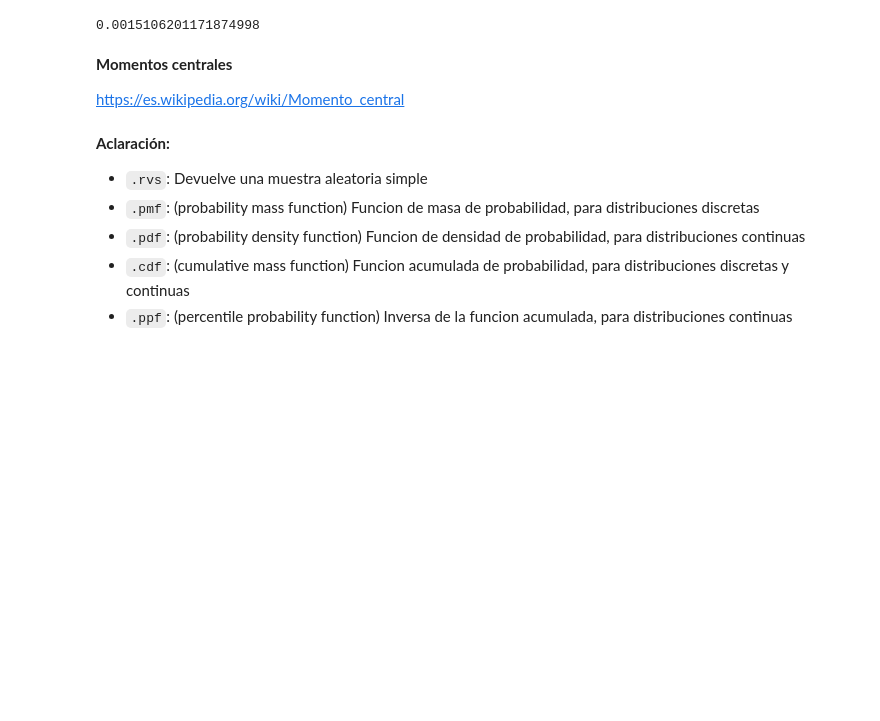
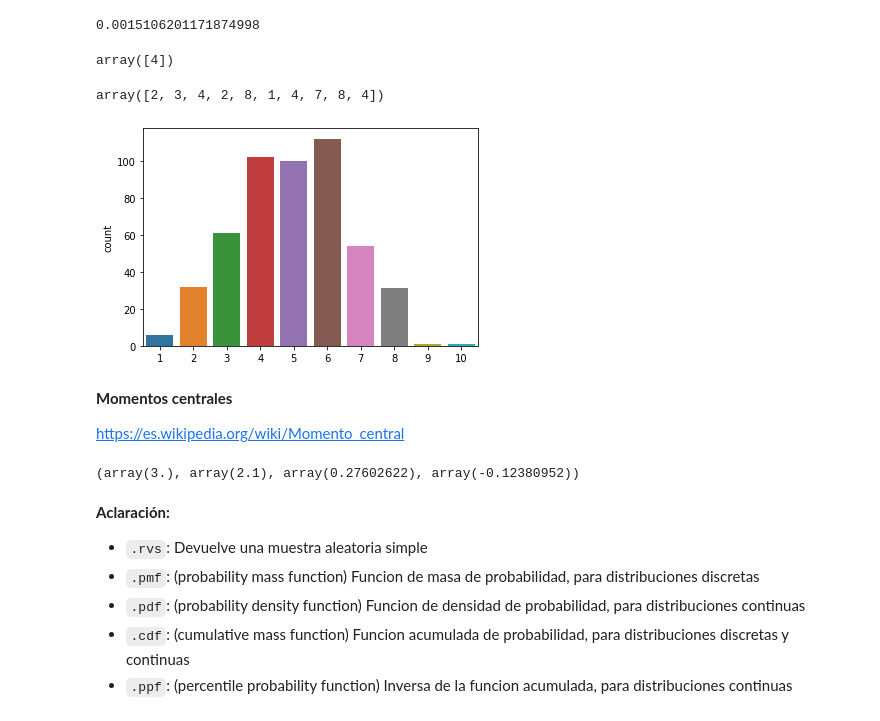
Before and after one commit to YonatanRA/ds_tb_part_21_09, a Jupyter notebook: 02-Data_Analysis/8.2 - Distribuciones Discretas.ipynb, the cells around one changed output. Saved outputs shown, nothing was run; the diff lists cells and outputs as text; code cells hidden in the pictures; blank space fills up the shorter version.

```diff
--- a/02-Data_Analysis/8.2 - Distribuciones Discretas.ipynb
+++ b/02-Data_Analysis/8.2 - Distribuciones Discretas.ipynb
@@ -151,10 +151,33 @@ prob_moneda=binom.cdf(x, 20, 0.5)
 sum(prob_moneda[0:4])  # prob de 3 exitos o menos
 # %% [output]
 0.0015106201171874998
+# %%
+binom(10, 0.5).rvs(size=1)
+# %% [output]
+array([4])
+# %%
+muestra=binom(10, 0.5).rvs(size=500)
+
+muestra[:10]
+# %% [output]
+array([2, 3, 4, 2, 8, 1, 4, 7, 8, 4])
+# %%
+sns.countplot(x=muestra);
+# %% [output]
+[figure, added]
 # %% [markdown]
 **Momentos centrales**
 
 https://es.wikipedia.org/wiki/Momento_central
+# %%
+n=10
+p=0.3
+
+media, var, simetria, kurtosis = binom.stats(n, p, moments='mvsk')
+
+media, var, simetria, kurtosis
+# %% [output]
+(array(3.), array(2.1), array(0.27602622), array(-0.12380952))
 # %% [markdown]
 **Aclaración:**
 
```
Also changed, not shown: parts of 36 cells of this notebook, 1 other file.
